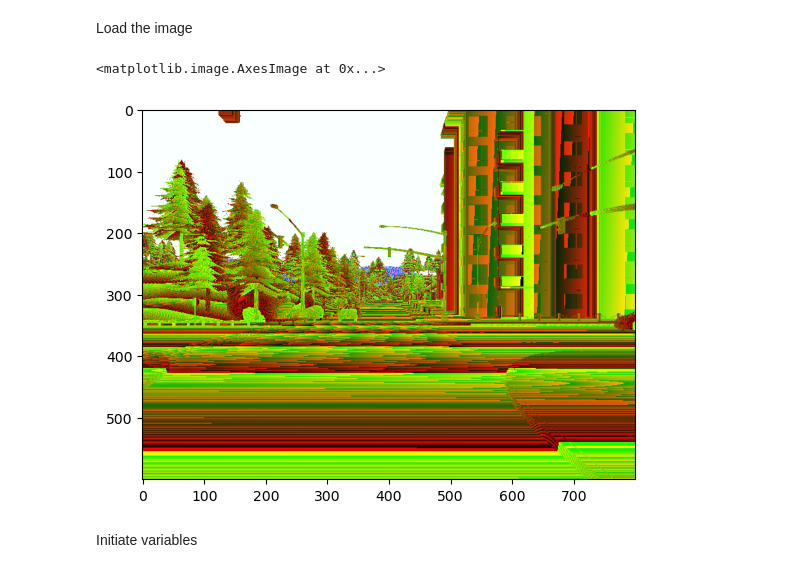
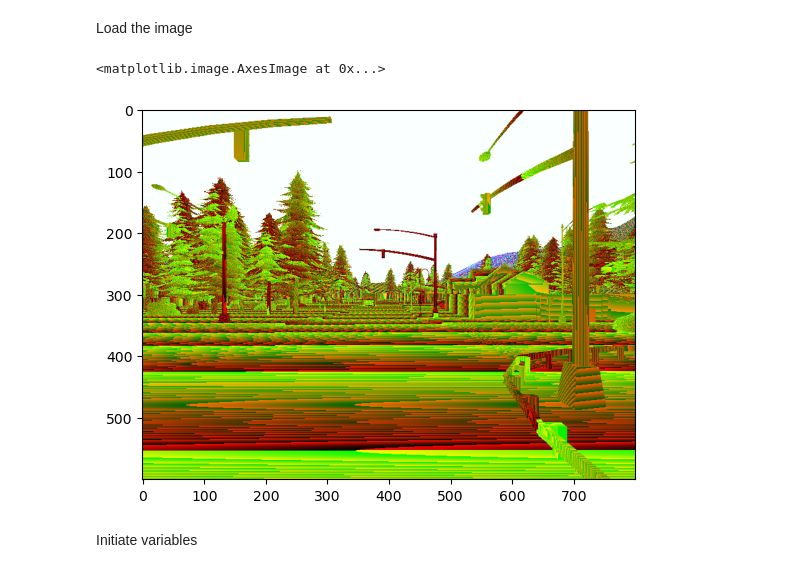
Before and after one commit to Marijn-dev/AI-for-priority-vehicles, a Jupyter notebook: PicToMap.ipynb, the cells around one changed output. Saved outputs shown, nothing was run; the diff lists cells and outputs as text; code cells hidden in the pictures.

```diff
--- a/PicToMap.ipynb
+++ b/PicToMap.ipynb
@@ -3,34 +3,34 @@ Load the image
 # %%
 import matplotlib.image as mpimg
 import matplotlib.pyplot as plt
 import numpy as np
 import math
 import MapToGrid as m2g
 from importlib import reload
 from mpl_toolkits.mplot3d import Axes3D
 
 #Define inverse camera transformation
 def get_point_image(point_img,K_inv,Width,Height):
         loc_mat=np.zeros([Height,Width,3])
         static_projection_matrix=np.zeros([Height,Width,3])
         for i in range(Height):
                 for j in range(Width):
                         loc_mat[i,j] = [j-Width/2,i-Height/2,1]
                         static_projection_matrix[i,j]=np.dot(K_inv,loc_mat[i,j])
         return static_projection_matrix , loc_mat
 
 
 # Read Images
-img = mpimg.imread('Rubens test files/Pictures/depth_003186.png') #to check the picture
-img2 = mpimg.imread('Rubens test files/Pictures/instance_003186.png')
-depth_data=plt.imread('Rubens test files/Pictures/depth_003186.png') #to get the data as an array
-segment_data=plt.imread('Rubens test files/Pictures/instance_003186.png') #to get the data as an array
+img = mpimg.imread('Rubens test files/Pictures/depth_000875.png') #to check the picture
+img2 = mpimg.imread('Rubens test files/Pictures/instance_000875.png')
+depth_data=plt.imread('Rubens test files/Pictures/depth_000875.png') #to get the data as an array
+segment_data=plt.imread('Rubens test files/Pictures/instance_000875.png') #to get the data as an array
 # Output Images
 plt.imshow(img)
 #plt.imshow(img2)
 # %% [output]
 <matplotlib.image.AxesImage at 0x...>
-[figure, old version]
+[figure, new version]
 # %% [markdown]
 Initiate variables
 # %%
```
Also changed, not shown: parts of 5 cells of this notebook, 7 other files.
